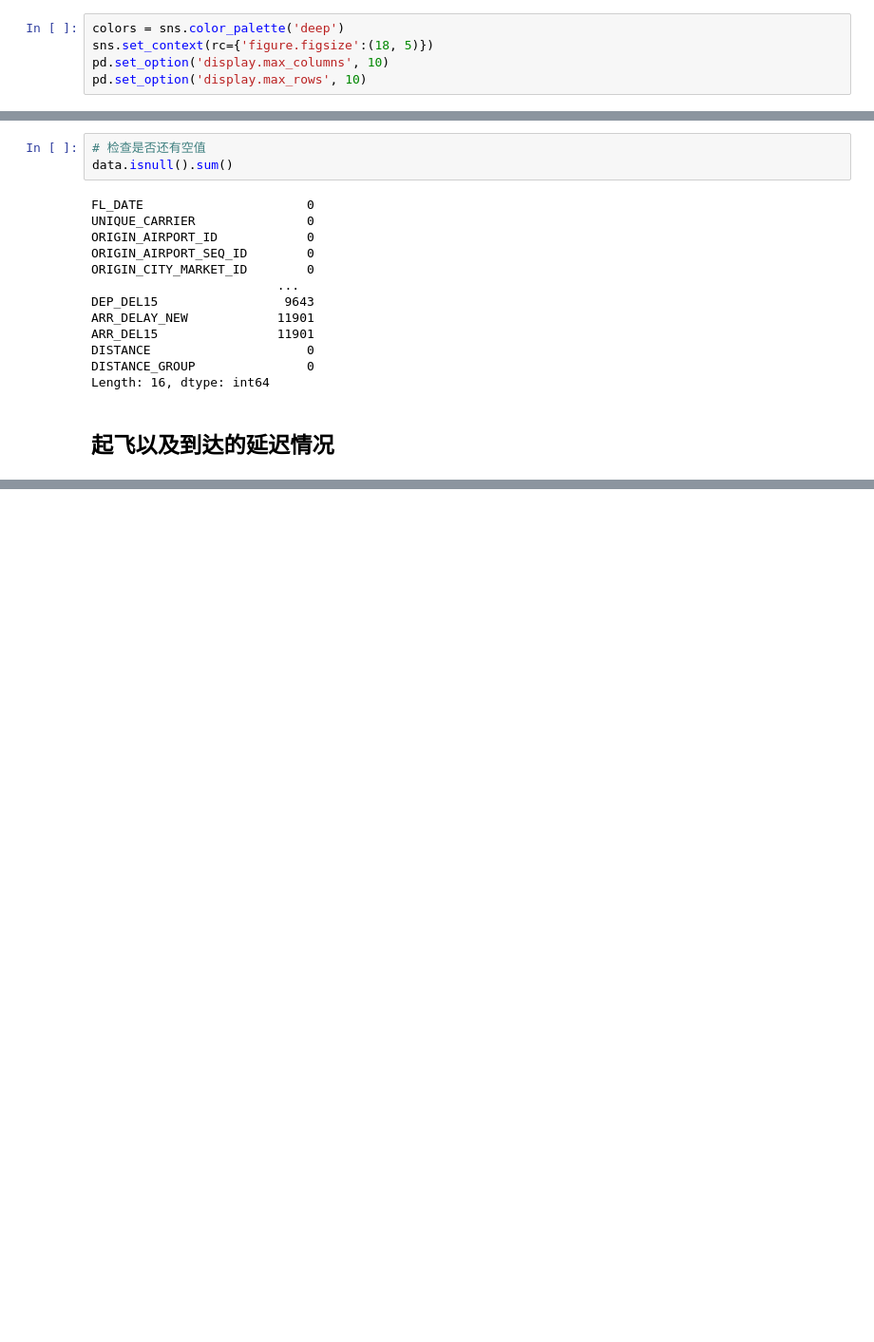
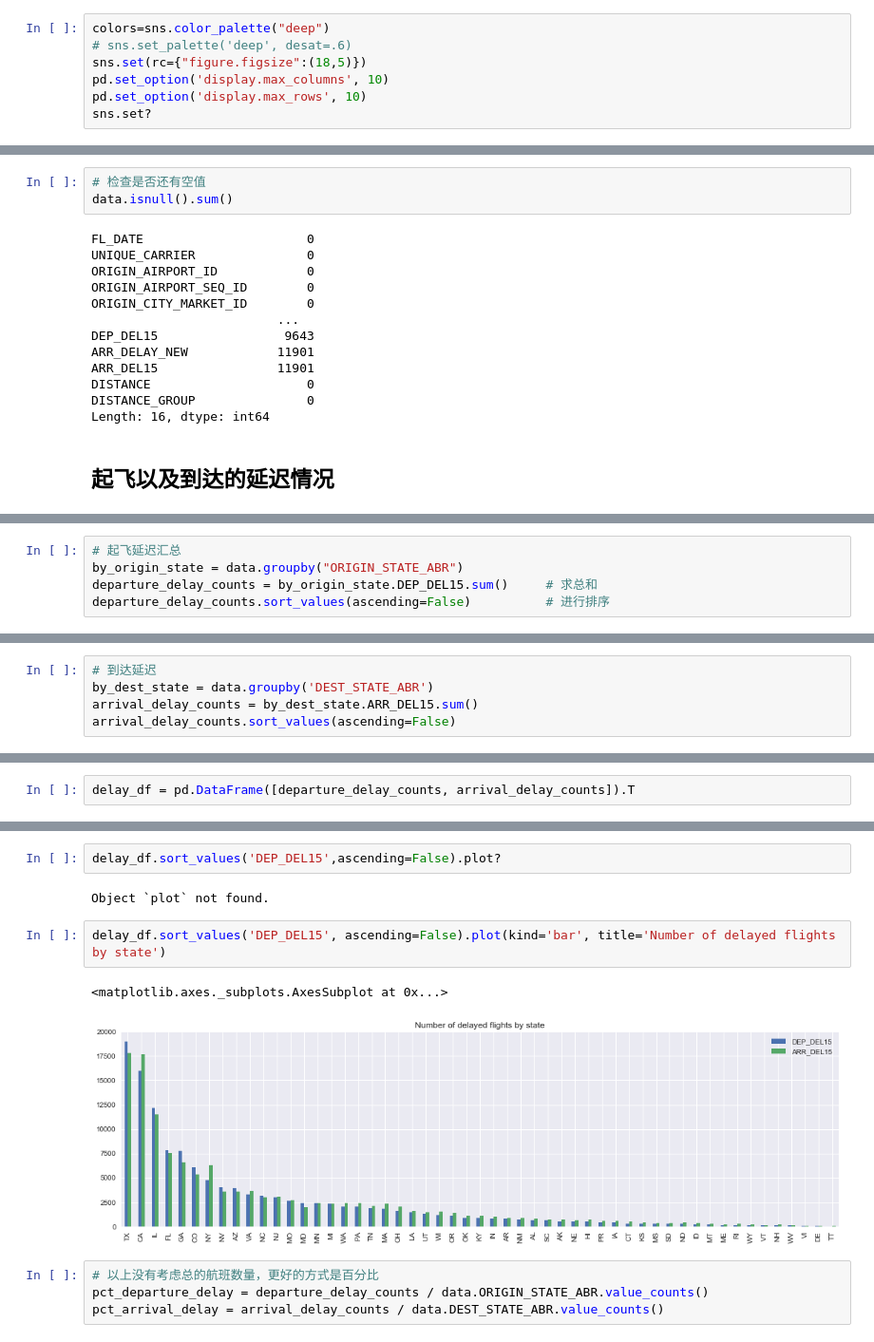
Before and after one commit to lqleon1214/data_analysis_test, a Jupyter notebook: chp7.3-airline performance.ipynb, the cells around one changed output, grey strips where cells are left out. Shown at 95% size. Saved outputs shown, nothing was run; the diff lists cells and outputs as text; blank space fills up the shorter version.

```diff
--- a/chp7.3-airline performance.ipynb
+++ b/chp7.3-airline performance.ipynb
@@ -7,8 +9,10 @@ import seaborn as sns
 # %%
-colors = sns.color_palette('deep')
-sns.set_context(rc={'figure.figsize':(18, 5)})
+colors=sns.color_palette("deep")
+# sns.set_palette('deep', desat=.6)
+sns.set(rc={"figure.figsize":(18,5)})
 pd.set_option('display.max_columns', 10)
 pd.set_option('display.max_rows', 10)
+sns.set?
 # %% [markdown]
 * 我思故我在
 * 数据是新时代的石油
@@ -109,0 +154,5 @@ Length: 16, dtype: int64
+# %%
+# 起飞延迟汇总
+by_origin_state = data.groupby("ORIGIN_STATE_ABR")
+departure_delay_counts = by_origin_state.DEP_DEL15.sum()     # 求总和
+departure_delay_counts.sort_values(ascending=False)          # 进行排序
@@ -109,0 +189,5 @@ Length: 16, dtype: int64
+# %%
+# 到达延迟
+by_dest_state = data.groupby('DEST_STATE_ABR')
+arrival_delay_counts = by_dest_state.ARR_DEL15.sum()
+arrival_delay_counts.sort_values(ascending=False)
@@ -109,0 +208,2 @@ Length: 16, dtype: int64
+# %%
+delay_df = pd.DataFrame([departure_delay_counts, arrival_delay_counts]).T
@@ -109,0 +242,13 @@ Length: 16, dtype: int64
+# %%
+delay_df.sort_values('DEP_DEL15',ascending=False).plot?
+# %% [output]
+Object `plot` not found.
+# %%
+delay_df.sort_values('DEP_DEL15', ascending=False).plot(kind='bar', title='Number of delayed flights by state')
+# %% [output]
+<matplotlib.axes._subplots.AxesSubplot at 0x...>
+[figure, added]
+# %%
+# 以上没有考虑总的航班数量，更好的方式是百分比
+pct_departure_delay = departure_delay_counts / data.ORIGIN_STATE_ABR.value_counts()
+pct_arrival_delay = arrival_delay_counts / data.DEST_STATE_ABR.value_counts()
```
Also changed, not shown: parts of 43 cells of this notebook.
